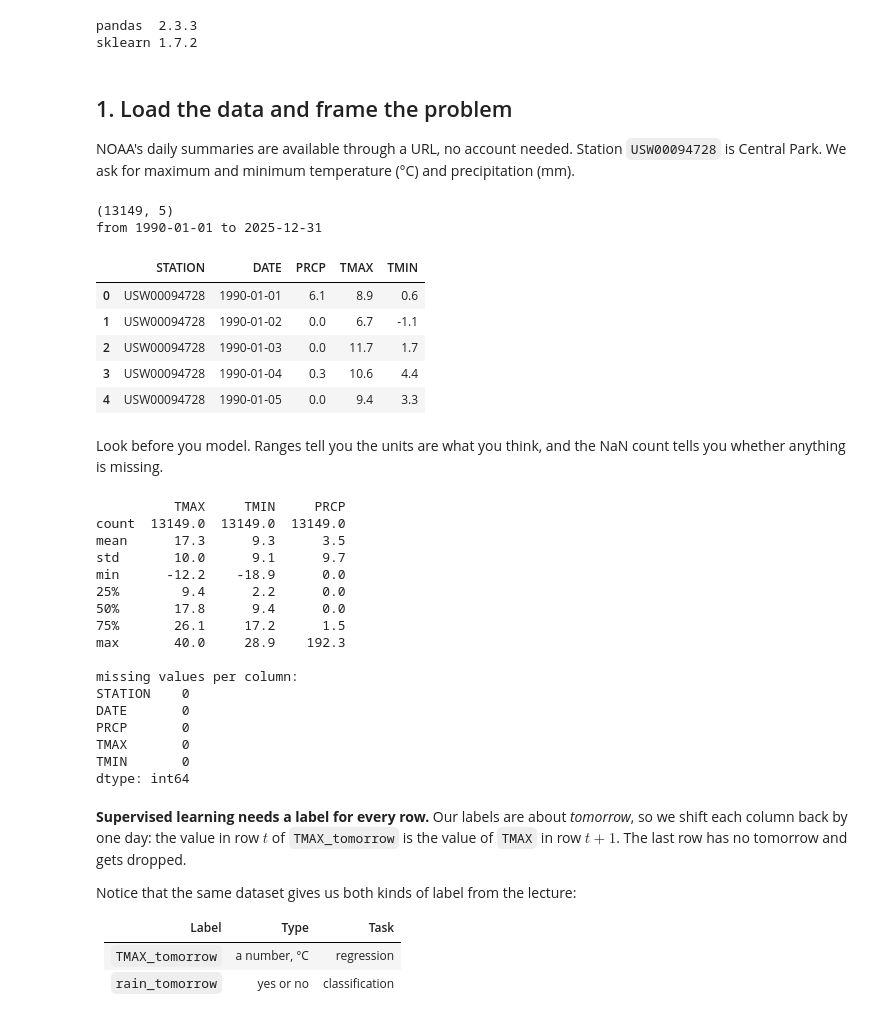
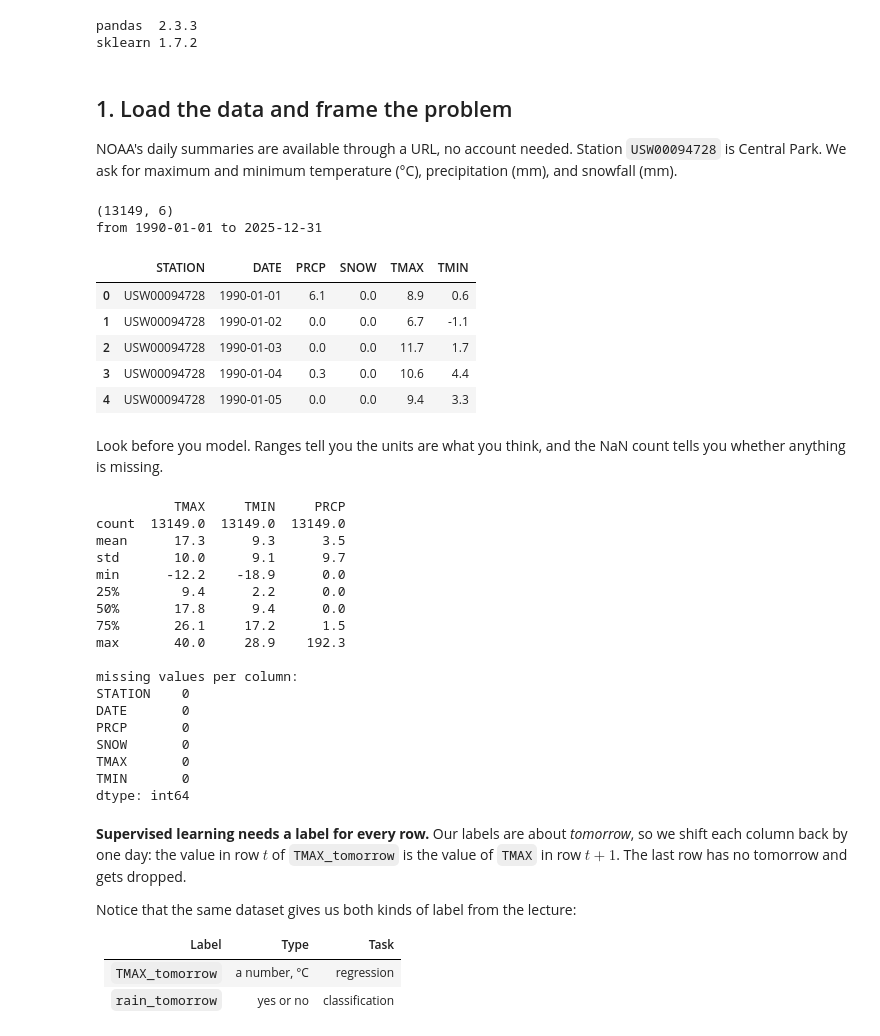
Before and after one commit to dmw2166/ML4Climate2026, a Jupyter notebook: tutorials/week04-supervised-tutorial.ipynb, the cells around one changed output. Cells and saved outputs as stored; diff of their text form; code cells hidden in the pictures.

```diff
--- a/tutorials/week04-supervised-tutorial.ipynb
+++ b/tutorials/week04-supervised-tutorial.ipynb
@@ -25,26 +25,26 @@ sklearn 1.7.2
 ## 1. Load the data and frame the problem
 
 NOAA's daily summaries are available through a URL, no account needed. Station `USW00094728`
-is Central Park. We ask for maximum and minimum temperature (°C) and precipitation (mm).
+is Central Park. We ask for maximum and minimum temperature (°C), precipitation (mm), and snowfall (mm).
 # %%
 url = ("https://www.ncei.noaa.gov/access/services/data/v1"
        "?dataset=daily-summaries&stations=USW00094728"
        "&startDate=1990-01-01&endDate=2025-12-31"
-       "&dataTypes=TMAX,TMIN,PRCP&format=csv&units=metric")
+       "&dataTypes=TMAX,TMIN,PRCP,SNOW&format=csv&units=metric")
 wx = pd.read_csv(url, parse_dates=["DATE"])
 
 print(wx.shape)
 print("from", wx["DATE"].min().date(), "to", wx["DATE"].max().date())
 wx.head()
 # %% [output]
-(13149, 5)
+(13149, 6)
 from 1990-01-01 to 2025-12-31
-|  | STATION | DATE | PRCP | TMAX | TMIN |
-| 0 | USW00094728 | 1990-01-01 | 6.1 | 8.9 | 0.6 |
-| 1 | USW00094728 | 1990-01-02 | 0.0 | 6.7 | -1.1 |
-| 2 | USW00094728 | 1990-01-03 | 0.0 | 11.7 | 1.7 |
-| 3 | USW00094728 | 1990-01-04 | 0.3 | 10.6 | 4.4 |
-| 4 | USW00094728 | 1990-01-05 | 0.0 | 9.4 | 3.3 |
+|  | STATION | DATE | PRCP | SNOW | TMAX | TMIN |
+| 0 | USW00094728 | 1990-01-01 | 6.1 | 0.0 | 8.9 | 0.6 |
+| 1 | USW00094728 | 1990-01-02 | 0.0 | 0.0 | 6.7 | -1.1 |
+| 2 | USW00094728 | 1990-01-03 | 0.0 | 0.0 | 11.7 | 1.7 |
+| 3 | USW00094728 | 1990-01-04 | 0.3 | 0.0 | 10.6 | 4.4 |
+| 4 | USW00094728 | 1990-01-05 | 0.0 | 0.0 | 9.4 | 3.3 |
 # %% [markdown]
 Look before you model. Ranges tell you the units are what you think, and the NaN count tells
 you whether anything is missing.
@@ -68,6 +68,7 @@ missing values per column:
 STATION    0
 DATE       0
 PRCP       0
+SNOW       0
 TMAX       0
 TMIN       0
 dtype: int64
```
Also changed, not shown: parts of 34 cells of this notebook.
